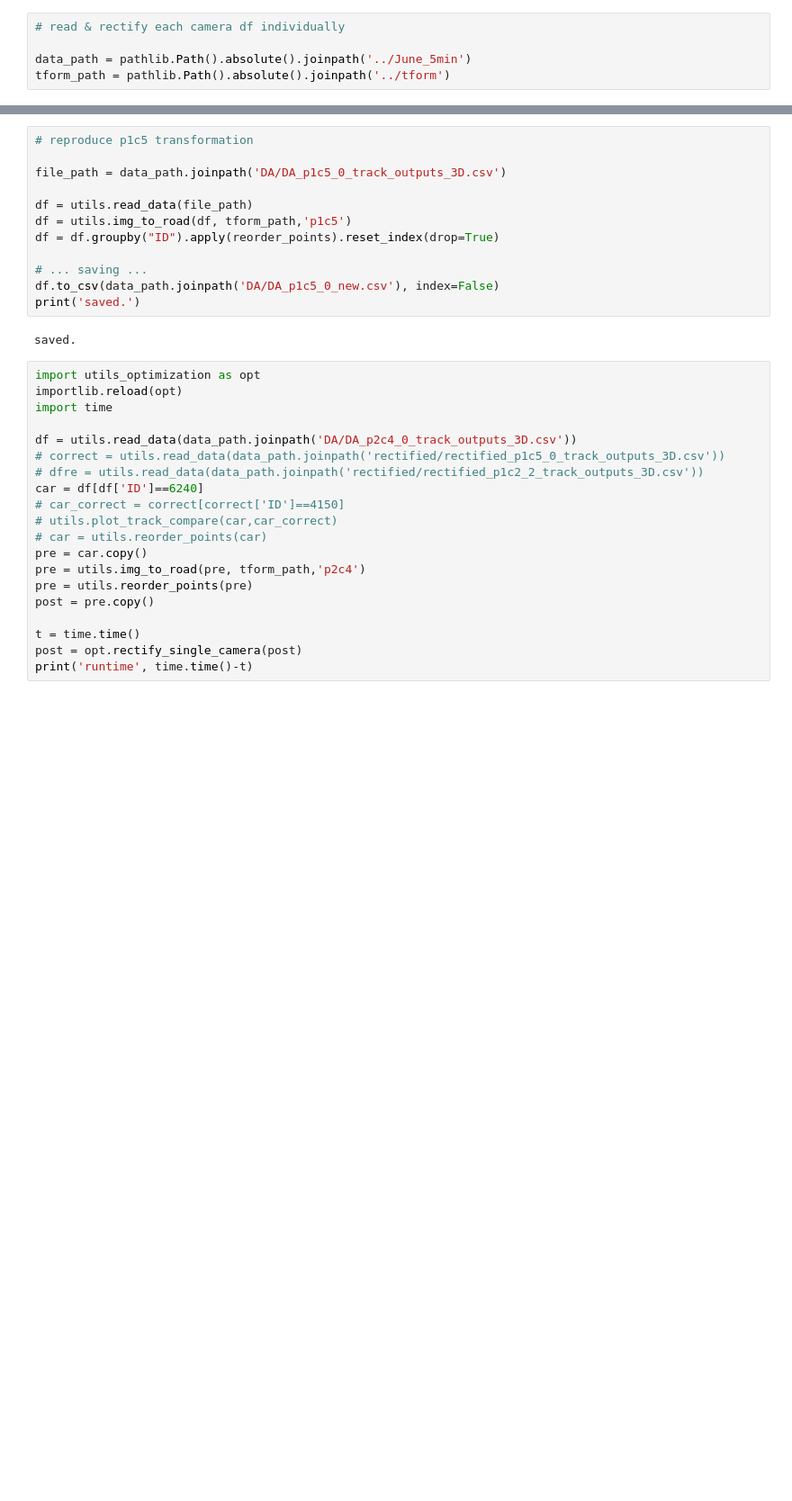
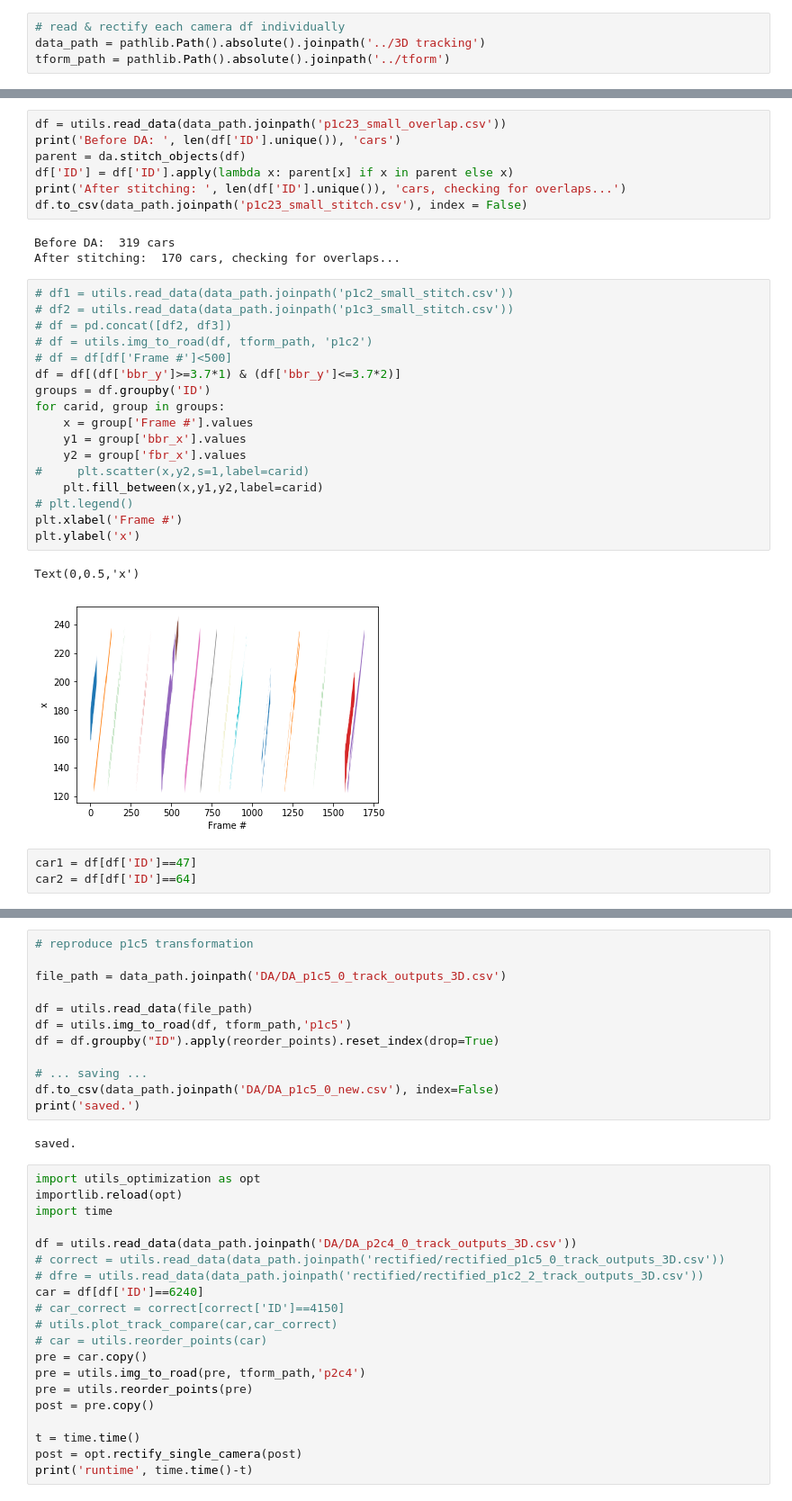
Before and after one commit to yanb514/I24-postprocessing, a Jupyter notebook: I24_data_association.ipynb, the cells around one changed output, grey strips where cells are left out. Shown: that part at 90% size. Drawn from its saved outputs; the diff is of its cells as text; blank space fills up the shorter version.

```diff
--- a/I24_data_association.ipynb
+++ b/I24_data_association.ipynb
@@ -33,5 +35,4 @@ or from the matplotlib source distribution
 # %%
 # read & rectify each camera df individually
-
-data_path = pathlib.Path().absolute().joinpath('../June_5min')
+data_path = pathlib.Path().absolute().joinpath('../3D tracking')
 tform_path = pathlib.Path().absolute().joinpath('../tform')
@@ -37,0 +79,33 @@ tform_path = pathlib.Path().absolute().joinpath('../tform')
+# %%
+df = utils.read_data(data_path.joinpath('p1c23_small_overlap.csv'))
+print('Before DA: ', len(df['ID'].unique()), 'cars')
+parent = da.stitch_objects(df)
+df['ID'] = df['ID'].apply(lambda x: parent[x] if x in parent else x)
+print('After stitching: ', len(df['ID'].unique()), 'cars, checking for overlaps...')
+df.to_csv(data_path.joinpath('p1c23_small_stitch.csv'), index = False)
+# %% [output]
+Before DA:  319 cars
+After stitching:  170 cars, checking for overlaps...
+# %%
+# df1 = utils.read_data(data_path.joinpath('p1c2_small_stitch.csv'))
+# df2 = utils.read_data(data_path.joinpath('p1c3_small_stitch.csv'))
+# df = pd.concat([df2, df3])
+# df = utils.img_to_road(df, tform_path, 'p1c2')
+# df = df[df['Frame #']<500]
+df = df[(df['bbr_y']>=3.7*1) & (df['bbr_y']<=3.7*2)]
+groups = df.groupby('ID')
+for carid, group in groups:
+    x = group['Frame #'].values
+    y1 = group['bbr_x'].values
+    y2 = group['fbr_x'].values
+#     plt.scatter(x,y2,s=1,label=carid)
+    plt.fill_between(x,y1,y2,label=carid)
+# plt.legend()
+plt.xlabel('Frame #')
+plt.ylabel('x')
+# %% [output]
+Text(0,0.5,'x')
+[figure, added]
+# %%
+car1 = df[df['ID']==47]
+car2 = df[df['ID']==64]
```
Also changed, not shown: parts of 14 cells of this notebook, 13 other files.
